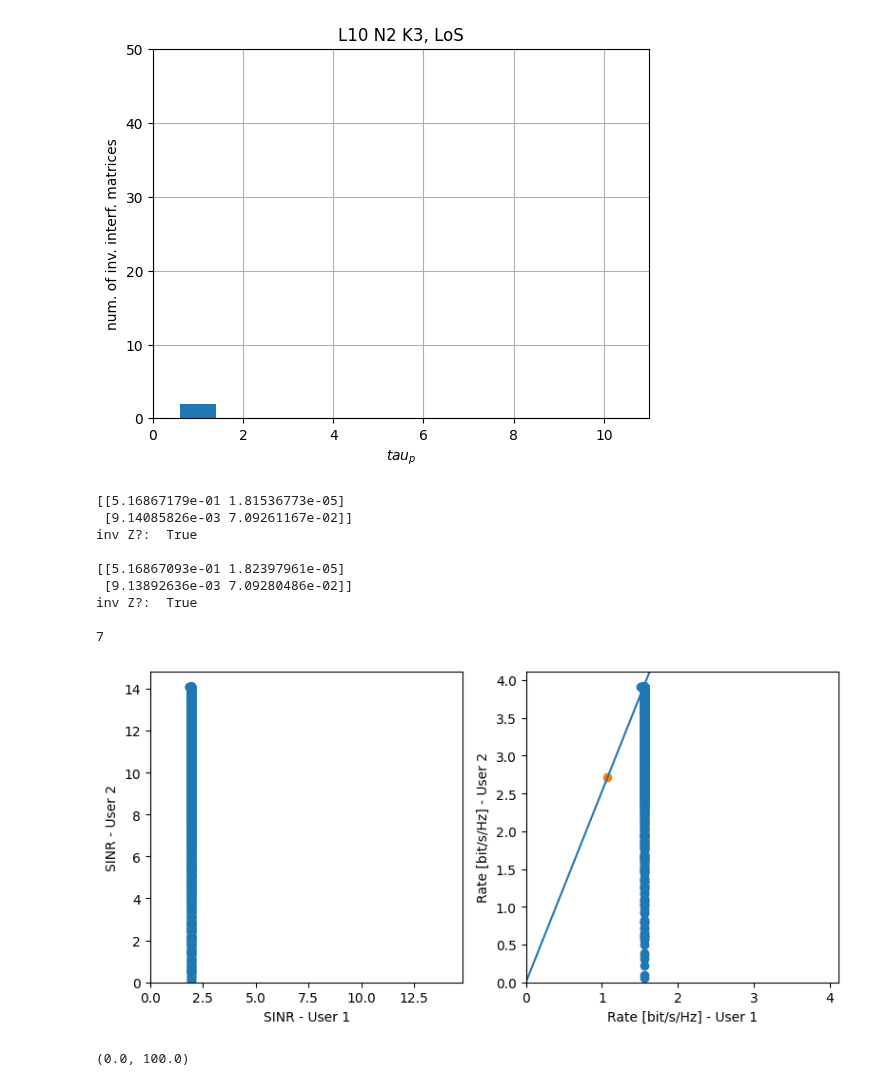
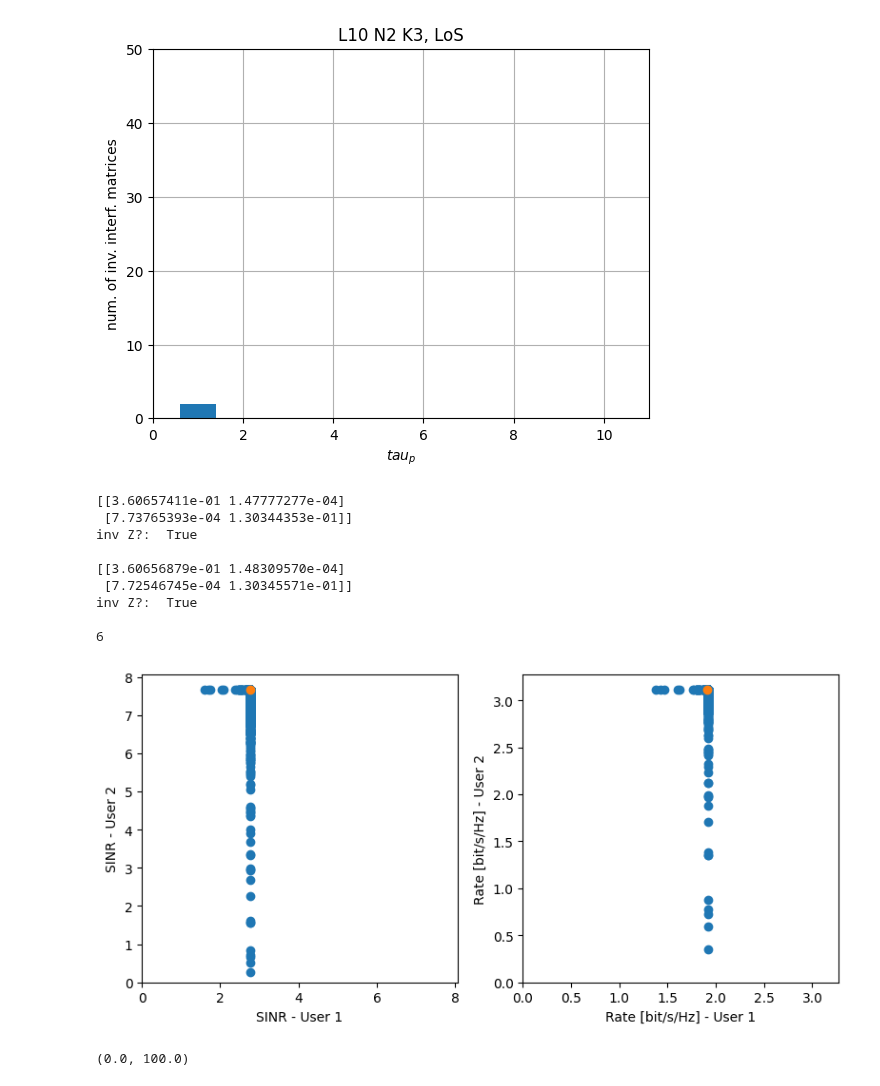
Before and after one commit to isabel-vs/masterthesis, a Jupyter notebook: RateRegions/sinr_region.ipynb, the cells around one changed output. Saved outputs shown, nothing was run; the diff lists cells and outputs as text; code cells hidden in the pictures.

Commit message:
fixed algorithm result for rate region (log base) + restructuring

```diff
--- a/RateRegions/sinr_region.ipynb
+++ b/RateRegions/sinr_region.ipynb
@@ -101,7 +101,7 @@ plt.show()
 # i = 11
 area_block = pickle.load(open("Areas Sim/results_L20N20K2_rician0.pkl", "rb"))
 
-for i in range(7,8):
+for i in range(6,7):
     inv_interf = True
     (R_block, B_block, HMean_block, kappa_block, UEpos_block, APpos_block) = area_block
 
@@ -122,10 +122,11 @@ for i in range(7,8):
     p_max = network_params["p_k"]
     K = area_params["K"]
 
-    A = 1/p_max * np.eye(K)
+    # A = 1/p_max * np.eye(K)
+    A = np.eye(K)
     M_k = np.zeros((K,K,K))
     for k in range(K):
-        M_k[k,:,:] = M + u @ A[:,k][:,np.newaxis].T
+        M_k[k,:,:] = M + (u @ A[:,k][:,np.newaxis].T)/p_max
         print(M_k[k,:,:])
         if funcs.is_invZ(M_k[k,:,:]) == False:
             inv_interf = False
@@ -191,41 +192,45 @@ for i in range(7,8):
             # ax1.scatter(0.935980, 2.528388, 1.226463, marker='X', linewidths=1)
             # ax2.scatter(0.660822, 1.261142, 0.800651, marker='X', linewidths=20)
 
         elif K==2:
             fig, (ax1, ax2) = plt.subplots(1, 2, figsize=(8,4))
             ax1.scatter(x,y)
 
             # ax1.plot([0,max_val], [0,max_val])
 
             ax1.set_xlabel("SINR - User 1", fontsize=10)
             ax1.set_ylabel("SINR - User 2", fontsize=10)
             ax1.set_xlim([0, max_val + 0.05*max_val])
             ax1.set_ylim([0, max_val + 0.05*max_val])
 
             ax2.scatter(rate_x, rate_y)
 
             ax2.set_xlabel("Rate [bit/s/Hz] - User 1", fontsize=10)
             ax2.set_ylabel("Rate [bit/s/Hz] - User 2", fontsize=10)
             ax2.set_xlim([0, max_rate + 0.05*max_rate])
             ax2.set_ylim([0, max_rate + 0.05*max_rate])
 
-            rate_opt = [1.07424865, 2.71331972]
+            sinr_opt = [2.76824669, 7.66179467]
+            ax1.scatter(sinr_opt[0], sinr_opt[1])
+            # ax2.plot([0, 2*rate_opt[0]], [0, 2*rate_opt[1]])
+
+            rate_opt = [1.91389342, 3.11466597]
             ax2.scatter(rate_opt[0], rate_opt[1])
-            ax2.plot([0, 2*rate_opt[0]], [0, 2*rate_opt[1]])
+            # ax2.plot([0, 2*rate_opt[0]], [0, 2*rate_opt[1]])
 
         plt.tight_layout()
         plt.show()
 # %% [output]
-[[5.16867179e-01 1.81536773e-05]
- [9.14085826e-03 7.09261167e-02]]
+[[3.60657411e-01 1.47777277e-04]
+ [7.73765393e-04 1.30344353e-01]]
 inv Z?:  True
 
-[[5.16867093e-01 1.82397961e-05]
- [9.13892636e-03 7.09280486e-02]]
+[[3.60656879e-01 1.48309570e-04]
+ [7.72546745e-04 1.30345571e-01]]
 inv Z?:  True
 
-7
+6
-[figure, old version]
+[figure, new version]
 # %%
 K = area_params["K"]
 
```
Also changed, not shown: 5 other files.
